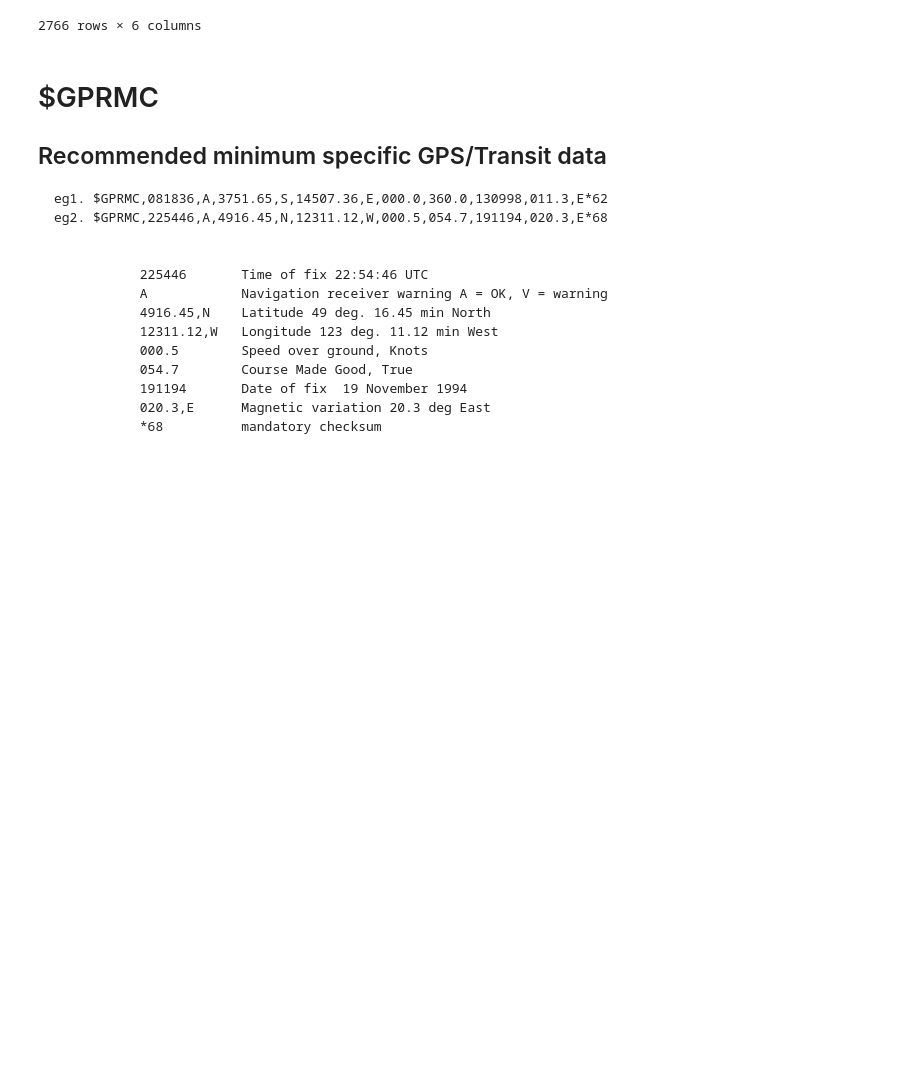
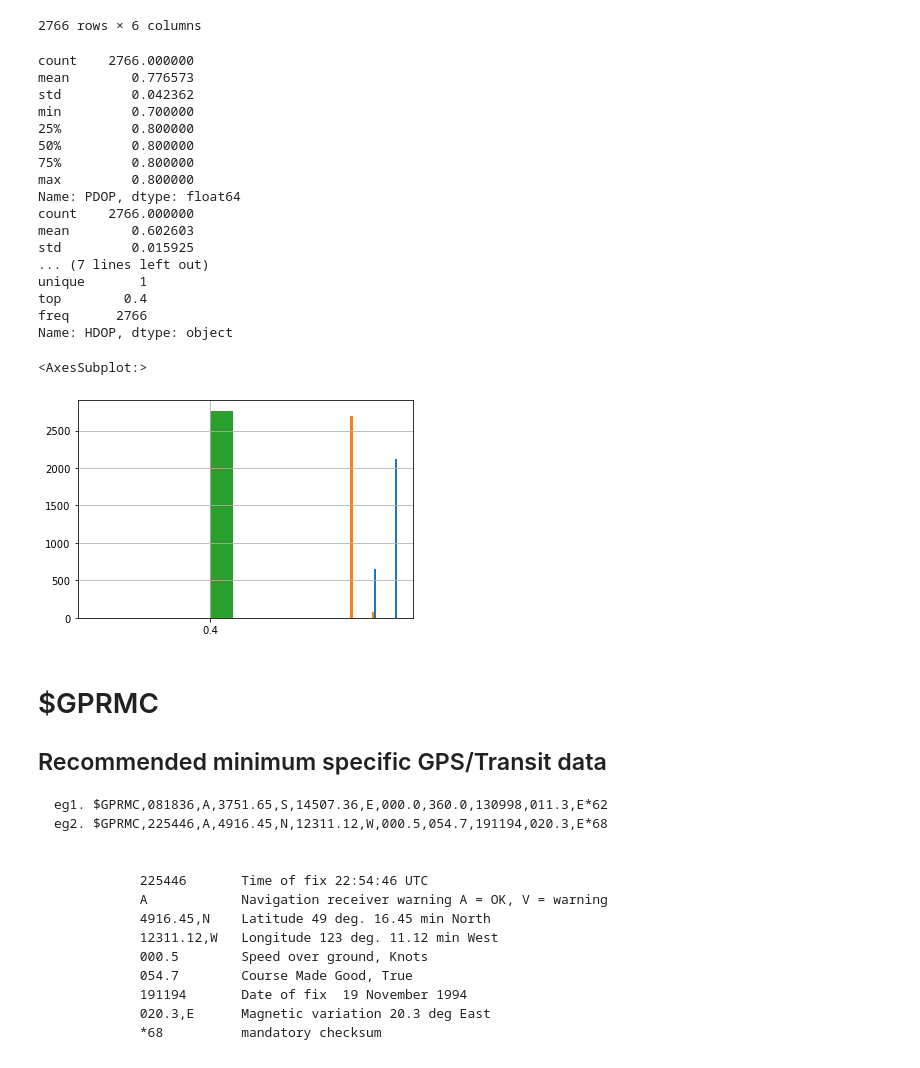
Before and after one commit to pratyush1611/geo1003_position, a Jupyter notebook: asg2.ipynb, the cells around one changed output. Drawn from its saved outputs; the diff is of its cells as text; code cells hidden in the pictures; blank space fills up the shorter version.

```diff
--- a/asg2.ipynb
+++ b/asg2.ipynb
@@ -108,6 +111,34 @@ gsa
 | 18688 | $GNGSA | A | 0.8 | 0.4 | 0.6 | 3*31 |
 | 18689 | $GNGSA | A | 0.8 | 0.4 | 0.6 | 4*31 |
 2766 rows × 6 columns
+# %%
+print(gsa.PDOP.describe())
+print(gsa.VDOP.describe())
+print(gsa.HDOP.describe())
+
+gsa.PDOP.hist()
+gsa.VDOP.hist()
+gsa.HDOP.hist()
+# %% [output]
+count    2766.000000
+mean        0.776573
+std         0.042362
+min         0.700000
+25%         0.800000
+50%         0.800000
+75%         0.800000
+max         0.800000
+Name: PDOP, dtype: float64
+count    2766.000000
+mean        0.602603
+std         0.015925
+... (7 lines left out)
+unique       1
+top        0.4
+freq      2766
+Name: HDOP, dtype: object
+<AxesSubplot:>
+[figure, added]
 # %% [markdown]
 # $GPRMC
 ## Recommended minimum specific GPS/Transit data
```
Also changed, not shown: parts of 3 cells of this notebook.
